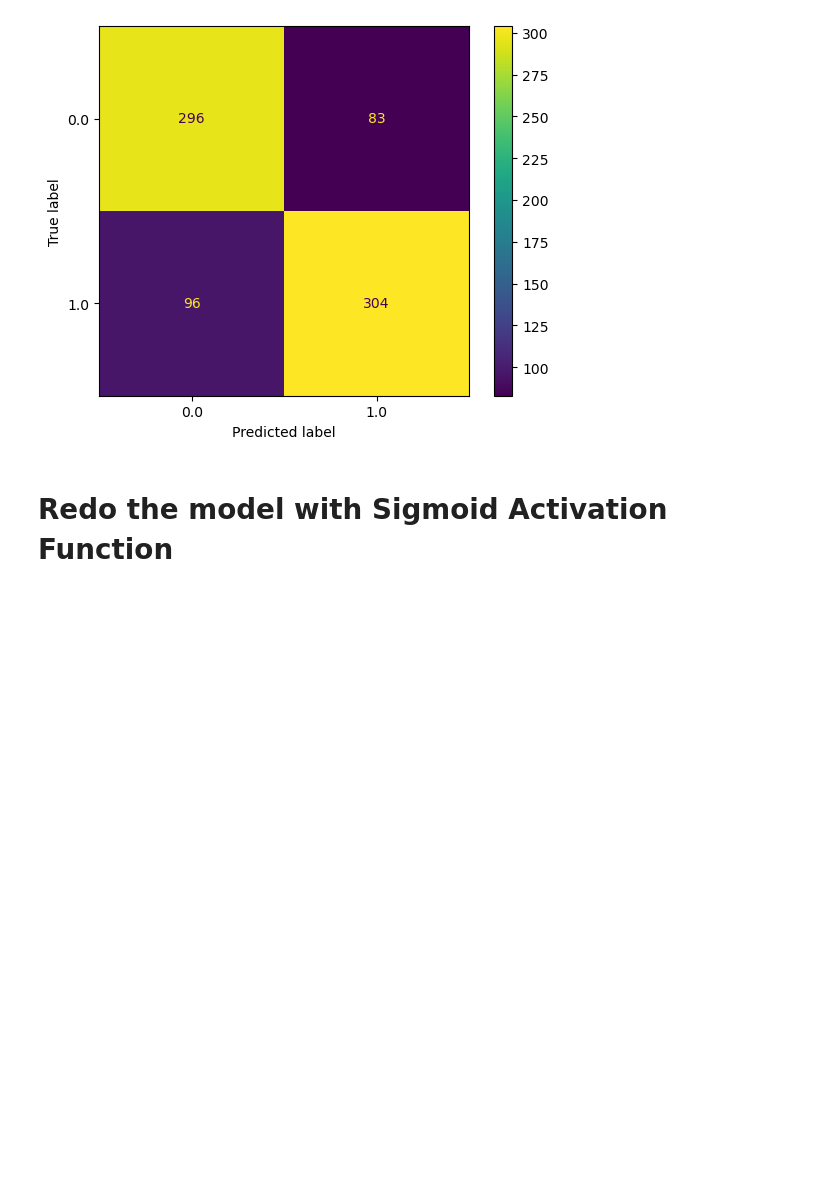
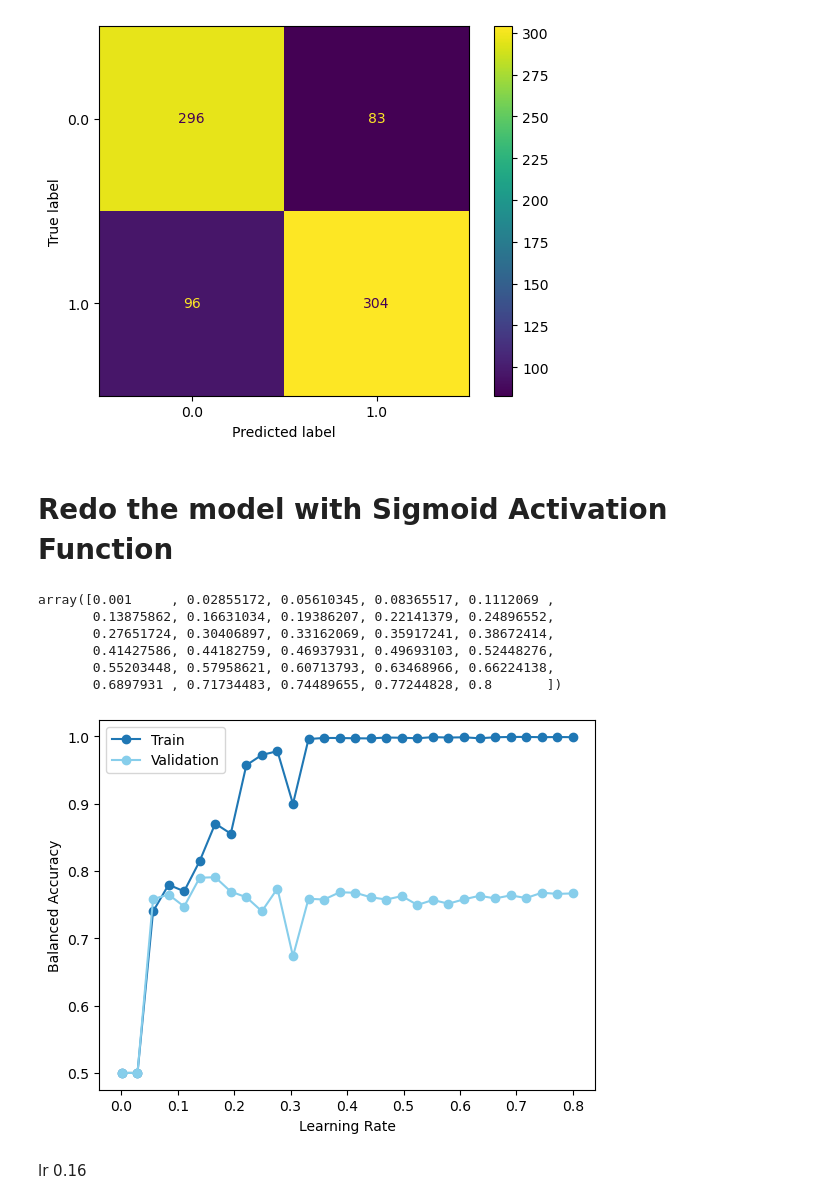
Before and after one commit to dx21006/ML_Tox21_Assessment, a Jupyter notebook: no_nontoxic_nans/2_Deep_NN/Anna best NN metrics.ipynb, the cells around one changed output. Cells and saved outputs as stored; diff of their text form; code cells hidden in the pictures; blank space fills up the shorter version.

Commit message:
sigmoid

```diff
--- a/no_nontoxic_nans/2_Deep_NN/Anna best NN metrics.ipynb
+++ b/no_nontoxic_nans/2_Deep_NN/Anna best NN metrics.ipynb
@@ -296,3 +296,19 @@ def optimise_learning_rate(net_param, trainloader, x_train_tensor, y_train_tenso
     plt.ylabel('Balanced Accuracy')
     plt.legend()
     plt.show();
+# %%
+np.linspace(0.001,0.8,30, dtype=float)
+# %% [output]
+array([0.001     , 0.02855172, 0.05610345, 0.08365517, 0.1112069 ,
+       0.13875862, 0.16631034, 0.19386207, 0.22141379, 0.24896552,
+       0.27651724, 0.30406897, 0.33162069, 0.35917241, 0.38672414,
+       0.41427586, 0.44182759, 0.46937931, 0.49693103, 0.52448276,
+       0.55203448, 0.57958621, 0.60713793, 0.63468966, 0.66224138,
+       0.6897931 , 0.71734483, 0.74489655, 0.77244828, 0.8       ])
+# %%
+net_lr_sigmoid = DNN_3_layer_sigmoid()
+optimise_learning_rate_sigmoid(net_lr_sigmoid, trainloader, x_train_tensor, y_train_tensor, x_val_tensor, y_val_tensor)
+# %% [output]
+[figure, added]
+# %% [markdown]
+lr 0.16
```
Also changed, not shown: parts of 4 cells of this notebook, 1 other file.
